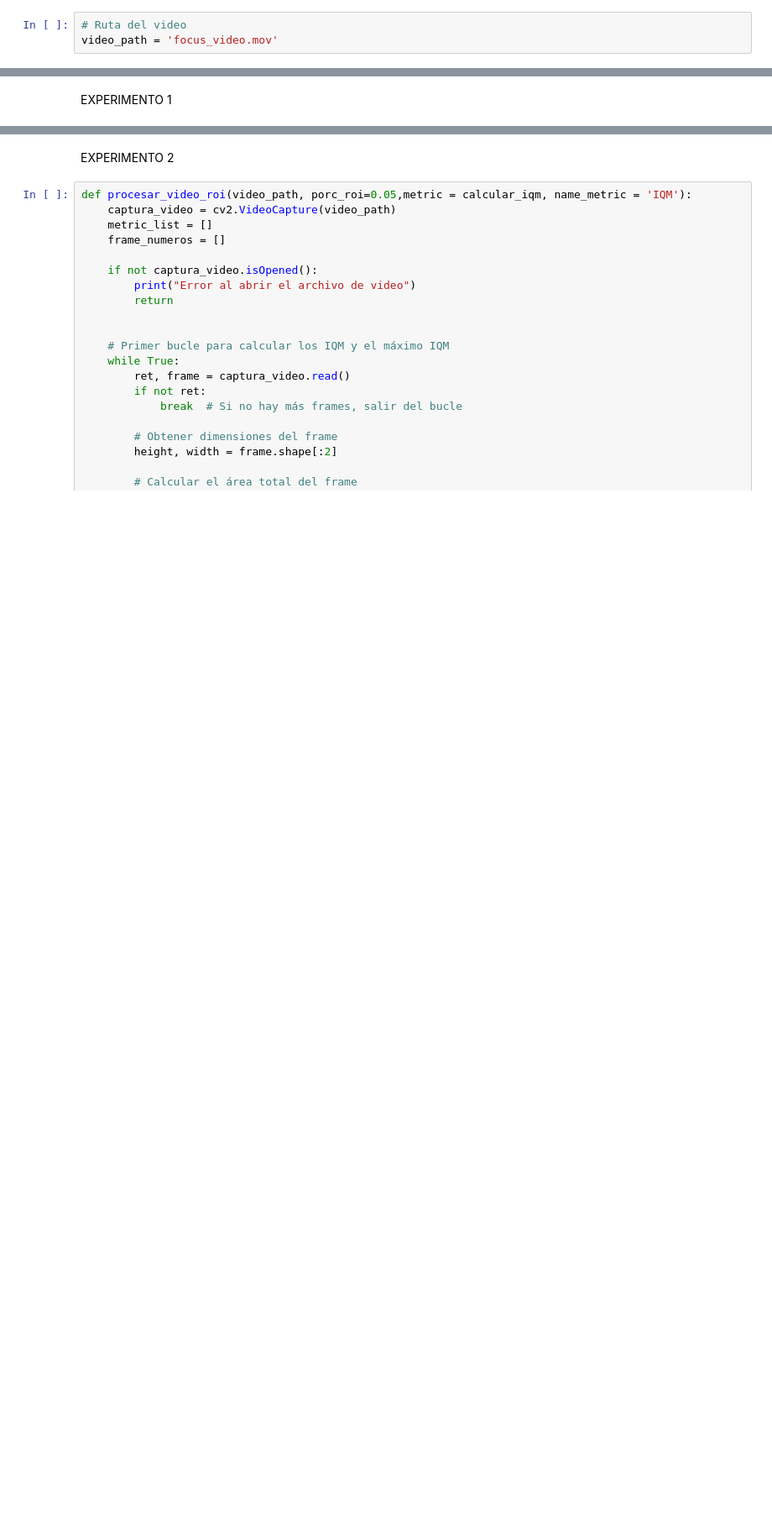
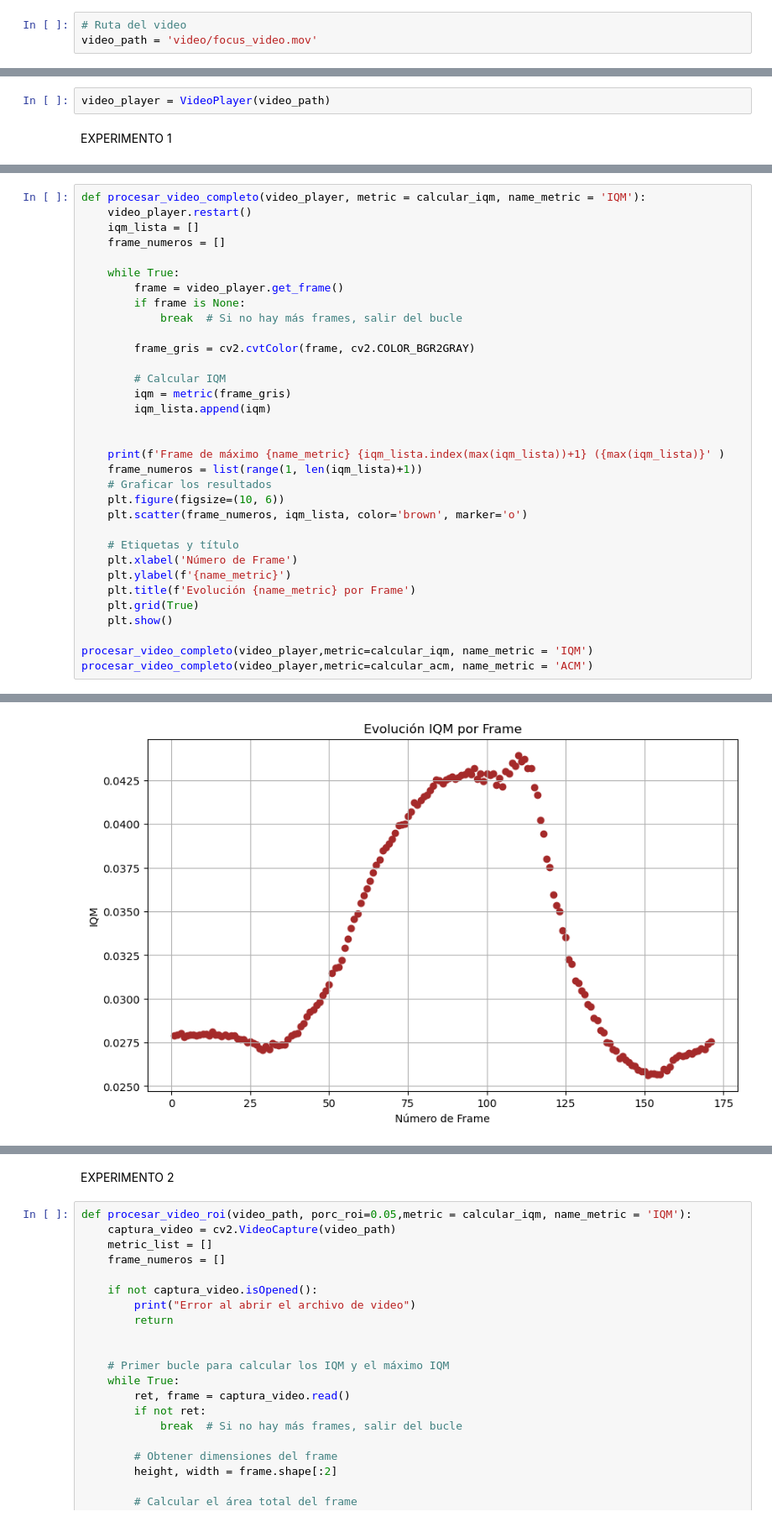
Before and after one commit to vasconcelosfer/ComputerVision, a Jupyter notebook: TP2_ENTREGA.ipynb, the cells around one changed output, grey strips where cells are left out. Shown at 84% size. Cells and saved outputs as stored; diff of their text form; blank space fills up the shorter version.

```diff
--- a/TP2_ENTREGA.ipynb
+++ b/TP2_ENTREGA.ipynb
@@ -14,7 +14,7 @@ import matplotlib
 import pandas as pd
 # %%
 # Ruta del video
-video_path = 'focus_video.mov'
+video_path = 'video/focus_video.mov'
 # %% [markdown]
 Definimos las funciones necesarias
 # %%
@@ -64,2 +207,4 @@ def calcular_sta3(image, block_size=50):
+# %%
+video_player = VideoPlayer(video_path)
 # %% [markdown]
 EXPERIMENTO 1
@@ -143,0 +248,34 @@ Valor IQM 0.028624131944444443
+# %%
+def procesar_video_completo(video_player, metric = calcular_iqm, name_metric = 'IQM'):
+    video_player.restart()
+    iqm_lista = []
+    frame_numeros = []
+
+    while True:
+        frame = video_player.get_frame()
+        if frame is None:
+            break  # Si no hay más frames, salir del bucle
+
+        frame_gris = cv2.cvtColor(frame, cv2.COLOR_BGR2GRAY)
+
+        # Calcular IQM
+        iqm = metric(frame_gris)
+        iqm_lista.append(iqm)
+
+
+    print(f'Frame de máximo {name_metric} {iqm_lista.index(max(iqm_lista))+1} ({max(iqm_lista)}' )
+    frame_numeros = list(range(1, len(iqm_lista)+1))
+    # Graficar los resultados
+    plt.figure(figsize=(10, 6))
+    plt.scatter(frame_numeros, iqm_lista, color='brown', marker='o')
+
+    # Etiquetas y título
+    plt.xlabel('Número de Frame')
+    plt.ylabel(f'{name_metric}')
+    plt.title(f'Evolución {name_metric} por Frame')
+    plt.grid(True)
+    plt.show()
+
+procesar_video_completo(video_player,metric=calcular_iqm, name_metric = 'IQM')
+procesar_video_completo(video_player,metric=calcular_acm, name_metric = 'ACM')
+# %% [output]
@@ -143,0 +283 @@ Valor IQM 0.028624131944444443
+[figure, added]
```
Also changed, not shown: parts of 22 cells of this notebook, 1 other file.
